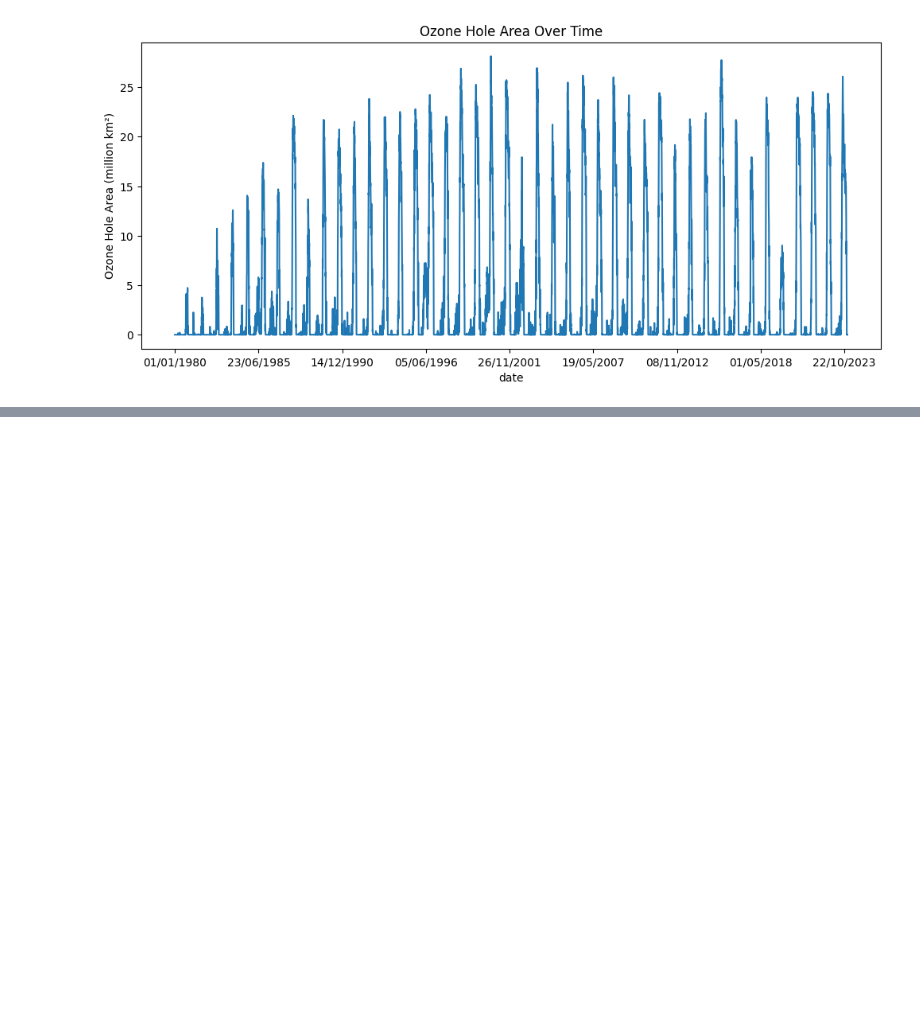
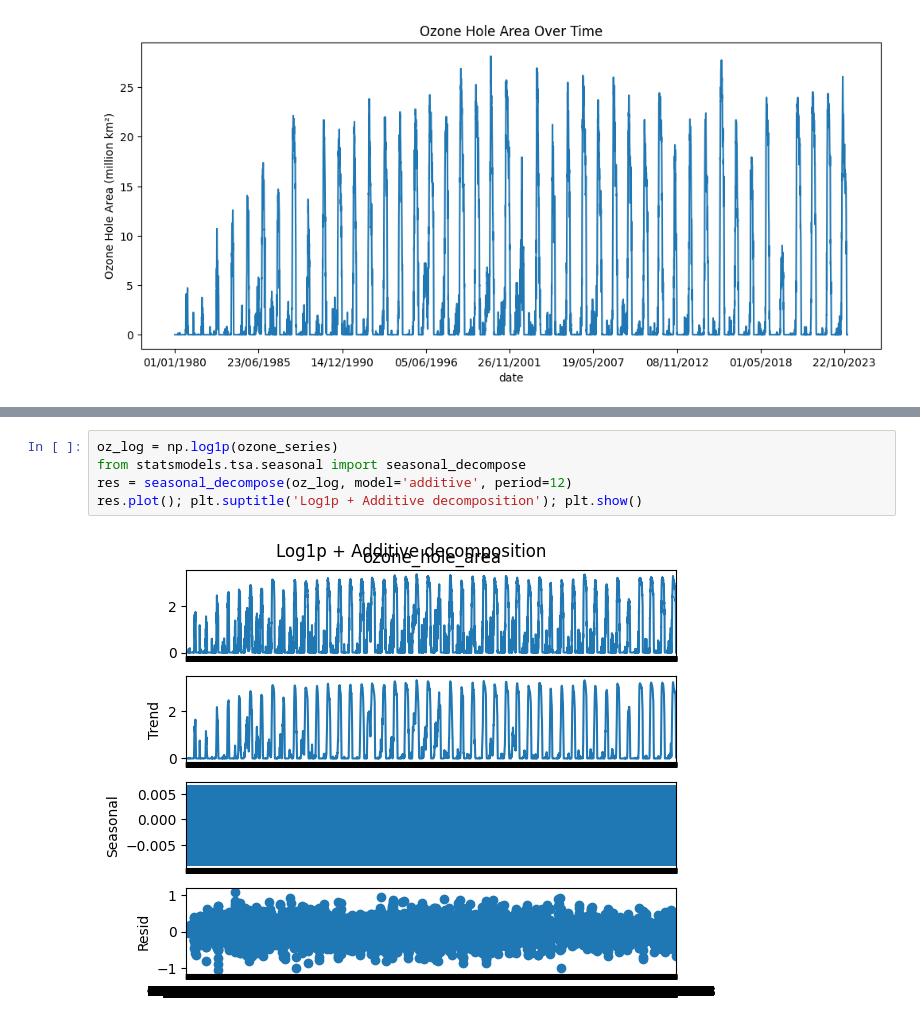
Before and after one commit to SelmahT/Time_Series_Analysis001, a Jupyter notebook: ozone_time_series/ozone.ipynb, the cells around one changed output, grey strips where cells are left out. Saved outputs shown, nothing was run; the diff lists cells and outputs as text; blank space fills up the shorter version.

```diff
--- a/ozone_time_series/ozone.ipynb
+++ b/ozone_time_series/ozone.ipynb
@@ -55,0 +190,7 @@ plt.show()
+# %%
+oz_log = np.log1p(ozone_series)
+from statsmodels.tsa.seasonal import seasonal_decompose
+res = seasonal_decompose(oz_log, model='additive', period=12)
+res.plot(); plt.suptitle('Log1p + Additive decomposition'); plt.show()
+# %% [output]
+[figure, added]
```
Also changed, not shown: parts of 9 cells of this notebook.
